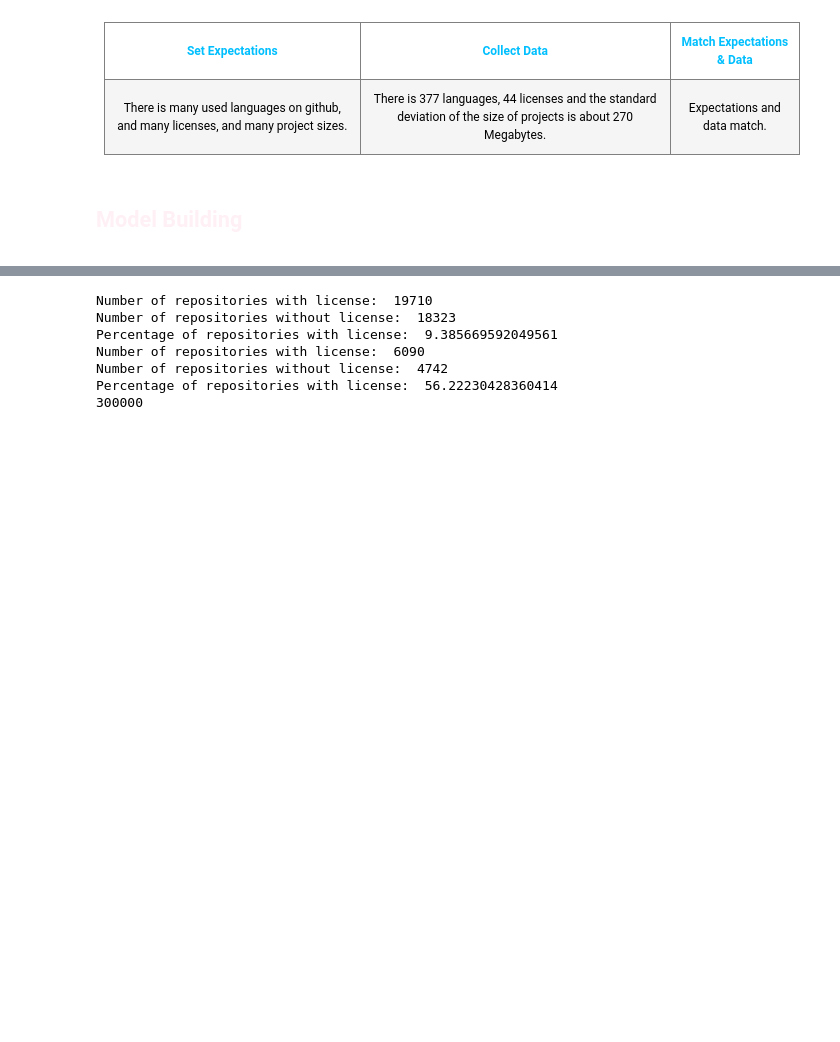
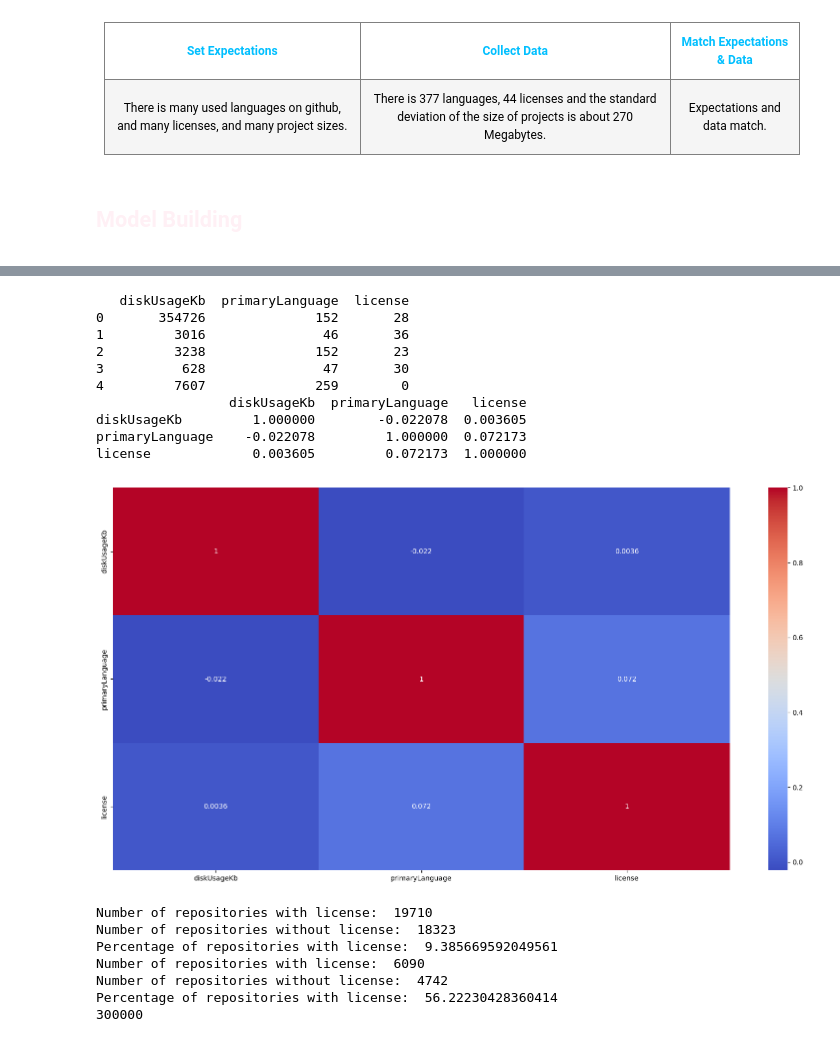
Before and after one commit to EssamWisam/Github-Metadata-Analytics, a Jupyter notebook: Questions/E - Licenses, Language & Size/Licenses, Language & Size.ipynb, the cells around one changed output, grey strips where cells are left out. Drawn from its saved outputs; the diff is of its cells as text; code cells hidden in the pictures; blank space fills up the shorter version.

Commit message:
Adding correlation to Languagw, size, licence question - xgboost for forcasting in python contributions question 🐍✅📈

```diff
--- a/Questions/E - Licenses, Language & Size/Licenses, Language & Size.ipynb
+++ b/Questions/E - Licenses, Language & Size/Licenses, Language & Size.ipynb
@@ -129,3 +138,18 @@ from Logic import *
+# %%
+# draw correlation matrix between languages and licenses and sizes
+Plot_Correlation(data)
+# %% [output]
+   diskUsageKb  primaryLanguage  license
+0       354726              152       28
+1         3016               46       36
+2         3238              152       23
+3          628               47       30
+4         7607              259        0
+                 diskUsageKb  primaryLanguage   license
+diskUsageKb         1.000000        -0.022078  0.003605
+primaryLanguage    -0.022078         1.000000  0.072173
+license             0.003605         0.072173  1.000000
+[figure, added]
 # %%
 get_statistics_for_license_with_disk_usage(data)
 # %% [output]
```
Also changed, not shown: parts of 1 cell of this notebook, 3 other files.
